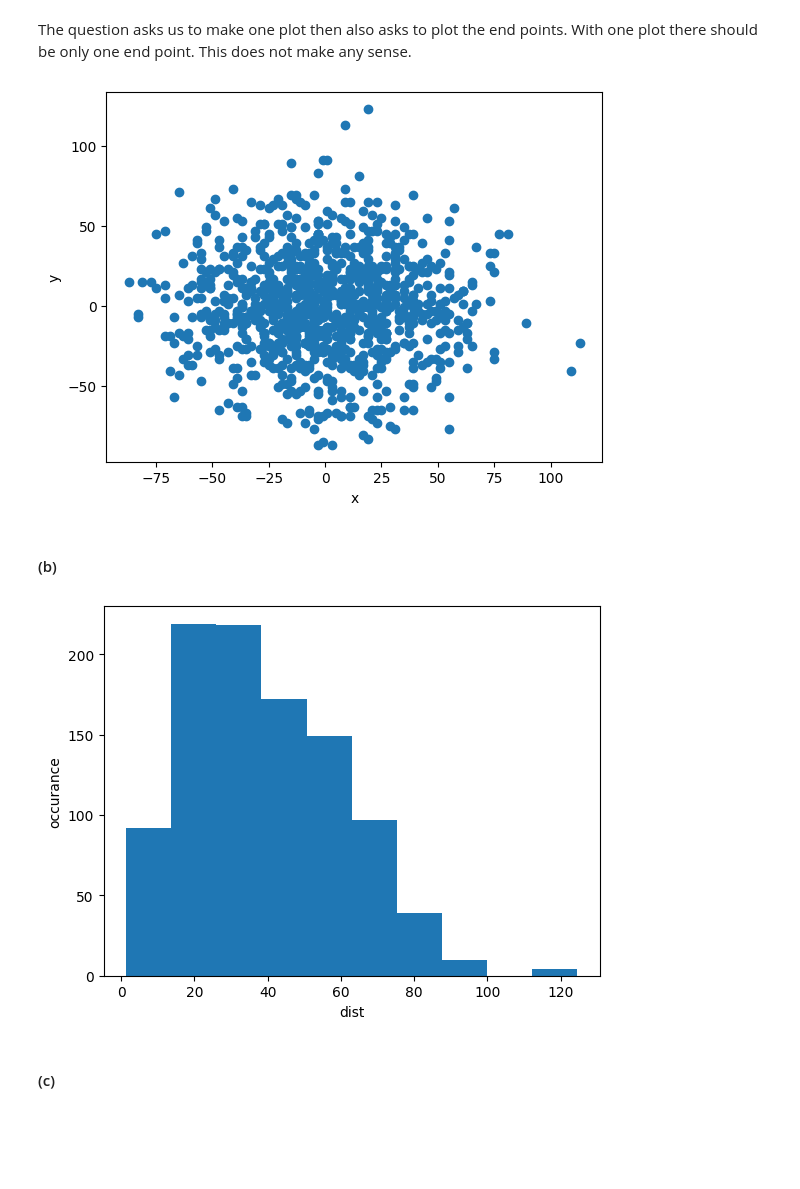
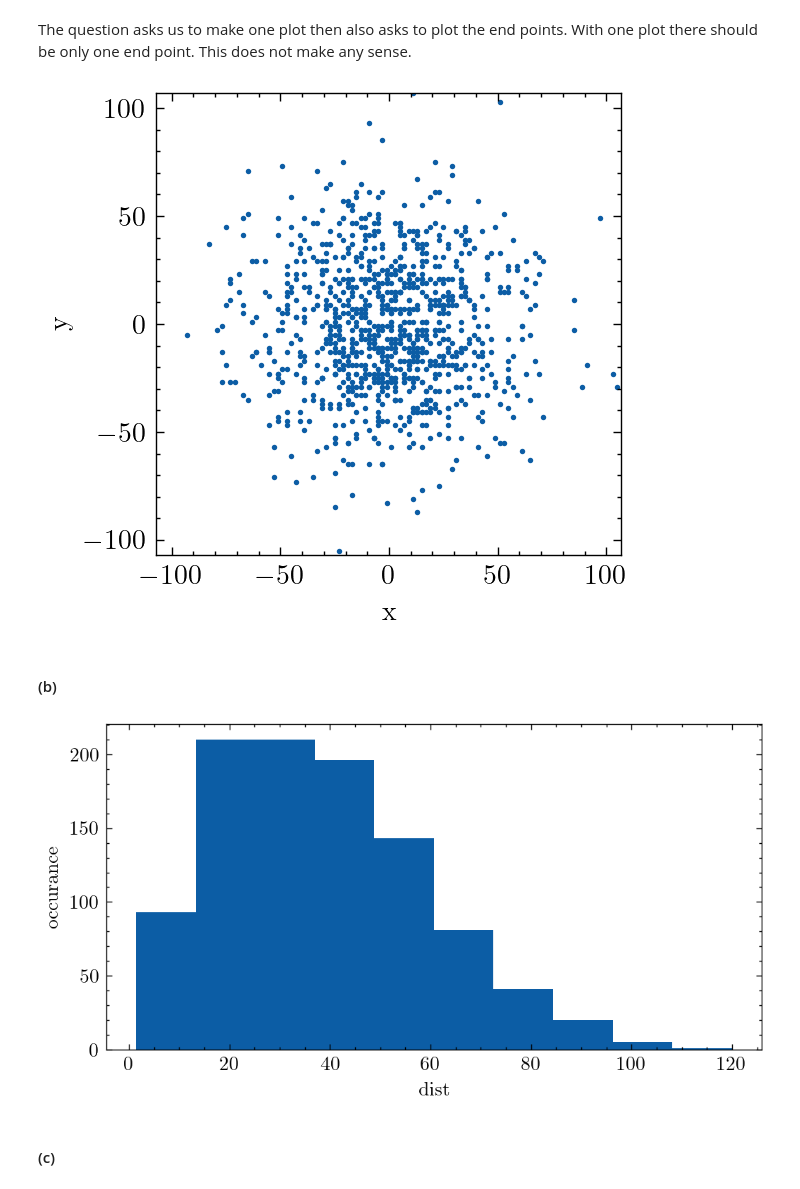
Before and after one commit to gkerr708/PHYC_2050, a Jupyter notebook: Assignments/Assignment4/kerr-assignment4.ipynb, the cells around one changed output. Drawn from its saved outputs; the diff is of its cells as text; code cells hidden in the pictures; blank space fills up the shorter version.

```diff
--- a/Assignments/Assignment4/kerr-assignment4.ipynb
+++ b/Assignments/Assignment4/kerr-assignment4.ipynb
@@ -1,6 +1,7 @@
 # %%
-import numpy as np, matplotlib.pyplot as plt, scipy
+import numpy as np, matplotlib.pyplot as plt, scipy, scienceplots
 from random import randint
+plt.style.use('science')
 # %% [markdown]
 # Assignment 4
 ### Section 7.1
@@ -32,5 +38,6 @@ axes_x, axes_y = [0,0,1,1,], [0,1,0,1]
 for i0, (i1, i2) in enumerate(zip(axes_x,axes_y)):
     x,y = rand_walk()
     ax[i1,i2].plot(x,y,label="plot{i0}")
+    ax[i1,i2].axis('square')
 plt.show()
 # %% [output]
@@ -44,32 +51,38 @@ The question asks us to make one plot then also asks to plot the end points. Wit
 def displacement(x,y):
     return np.sqrt(x**2+y**2)
 # %%
-N = 1000
-endpoints, endpoint_distances = [], []
-for i in range(N):
-    x, y = rand_walk(steps=1000)
-    dif = displacement(x[-1], y[-1])
-    endpoints.append([x[-1], y[-1]])
-    endpoint_distances.append(dif)
-endpoints = np.array(endpoints).T
+def endpoint_distribution(N=1000, steps=1000):
+    endpoints, endpoint_distances = [], []
+    for i in range(N):
+        x, y = rand_walk(steps=steps)
+        dif = displacement(x[-1], y[-1])
+        endpoints.append([x[-1], y[-1]])
+        endpoint_distances.append(dif)
+    endpoints = np.array(endpoints).T
+    return endpoints, endpoint_distances
+# %%
+endpoints, endpoint_distances = endpoint_distribution(N=1000, steps=1000)
 # %%
-fig, ax = plt.subplots(1,1)
-ax.scatter(endpoints[0], endpoints[1])
+fig, ax = plt.subplots(1,1,figsize=(3,3),dpi=200)
+ax.scatter(endpoints[0], endpoints[1], s=0.9)
 ax.set_xlabel("x")
 ax.set_ylabel("y")
+max_endpoint = max(endpoints.flatten()) # get the max value form the flattened list of endpoints
+ax.set_xlim(-max_endpoint,max_endpoint) # use the max value to set the limits of the x and y axis
+ax.set_ylim(-max_endpoint,max_endpoint)
 _=plt.plot()
 # %% [output]
-[figure, old version]
+[figure, new version]
 # %% [markdown]
 #### (b)
 # %%
-fig, ax = plt.subplots(1,1)
+fig, ax = plt.subplots(1,1,figsize=(6,3),dpi=200)
 ax.hist(endpoint_distances)
 ax.set_xlabel("dist")
 ax.set_ylabel("occurance")
 _=plt.plot()
 # %% [output]
-[figure, old version]
+[figure, new version]
 # %% [markdown]
 #### (c)
 # %%
```
Also changed, not shown: parts of 28 cells of this notebook, 3 other files.
